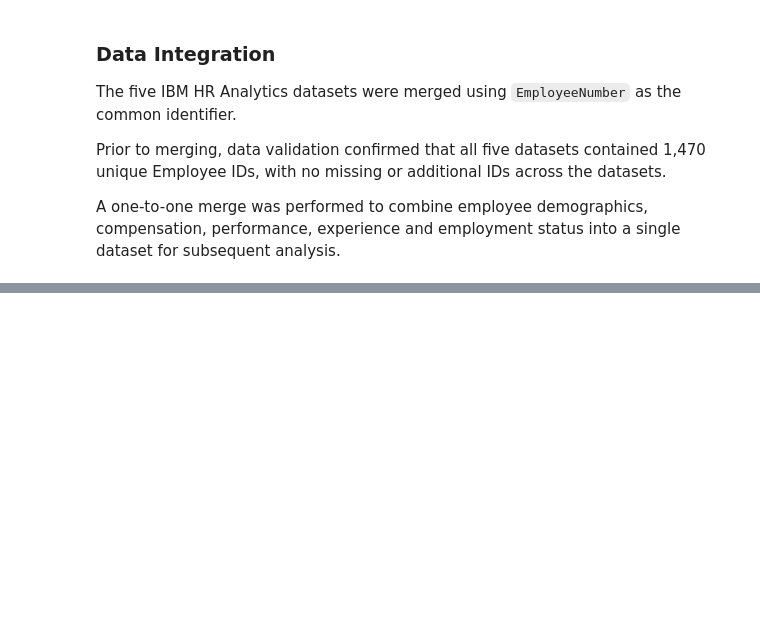
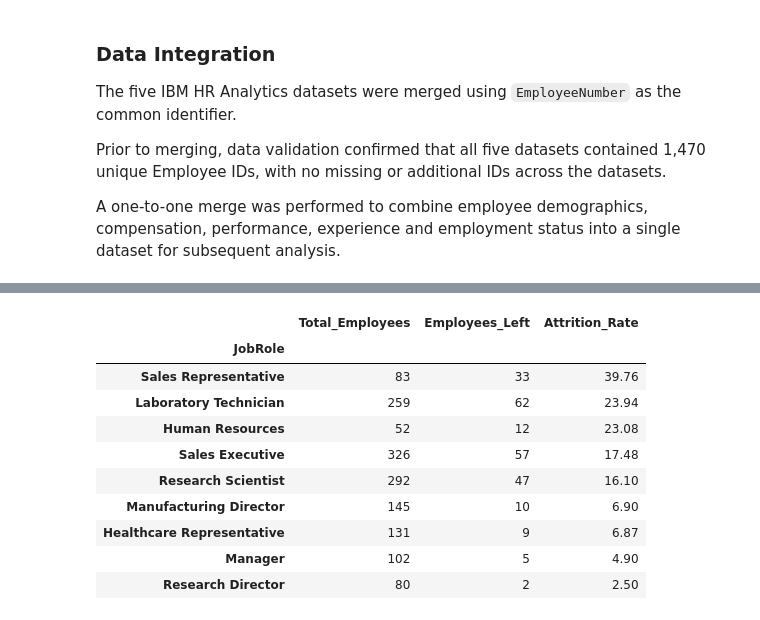
Before and after one commit to junelwc6-source/IBM-HR-Attrition-Analytics, a Jupyter notebook: IBM_HR_Attrition_Capstone.ipynb, the cells around one changed output, grey strips where cells are left out. Saved outputs shown, nothing was run; the diff lists cells and outputs as text; code cells hidden in the pictures; blank space fills up the shorter version.

```diff
--- a/IBM_HR_Attrition_Capstone.ipynb
+++ b/IBM_HR_Attrition_Capstone.ipynb
@@ -195,0 +336,36 @@ A one-to-one merge was performed to combine employee demographics, compensation,
+# %%
+
+# Analyse employee attrition by job role
+
+jobrole_attrition = (
+    df.groupby("JobRole")["Attrition"]
+    .agg(
+        Total_Employees="count",
+        Employees_Left=lambda x: (x == "Yes").sum()
+    )
+)
+
+# Calculate attrition rate
+jobrole_attrition["Attrition_Rate"] = (
+    jobrole_attrition["Employees_Left"] /
+    jobrole_attrition["Total_Employees"] * 100
+).round(2)
+
+# Sort from highest to lowest attrition rate
+jobrole_attrition = jobrole_attrition.sort_values(
+    "Attrition_Rate", ascending=False
+)
+
+display(jobrole_attrition)
+# %% [output]
+|  | Total_Employees | Employees_Left | Attrition_Rate |
+| JobRole |  |  |  |
+| Sales Representative | 83 | 33 | 39.76 |
+| Laboratory Technician | 259 | 62 | 23.94 |
+| Human Resources | 52 | 12 | 23.08 |
+| Sales Executive | 326 | 57 | 17.48 |
+| Research Scientist | 292 | 47 | 16.10 |
+| Manufacturing Director | 145 | 10 | 6.90 |
+| Healthcare Representative | 131 | 9 | 6.87 |
+| Manager | 102 | 5 | 4.90 |
+| Research Director | 80 | 2 | 2.50 |
```
Also changed, not shown: parts of 8 cells of this notebook.
